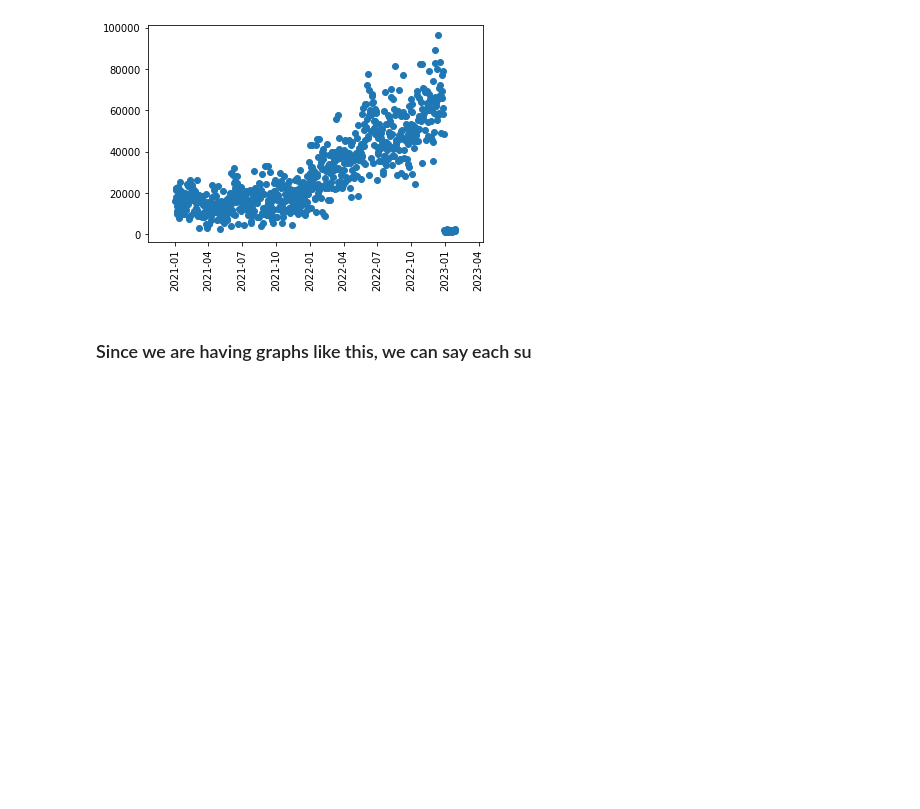
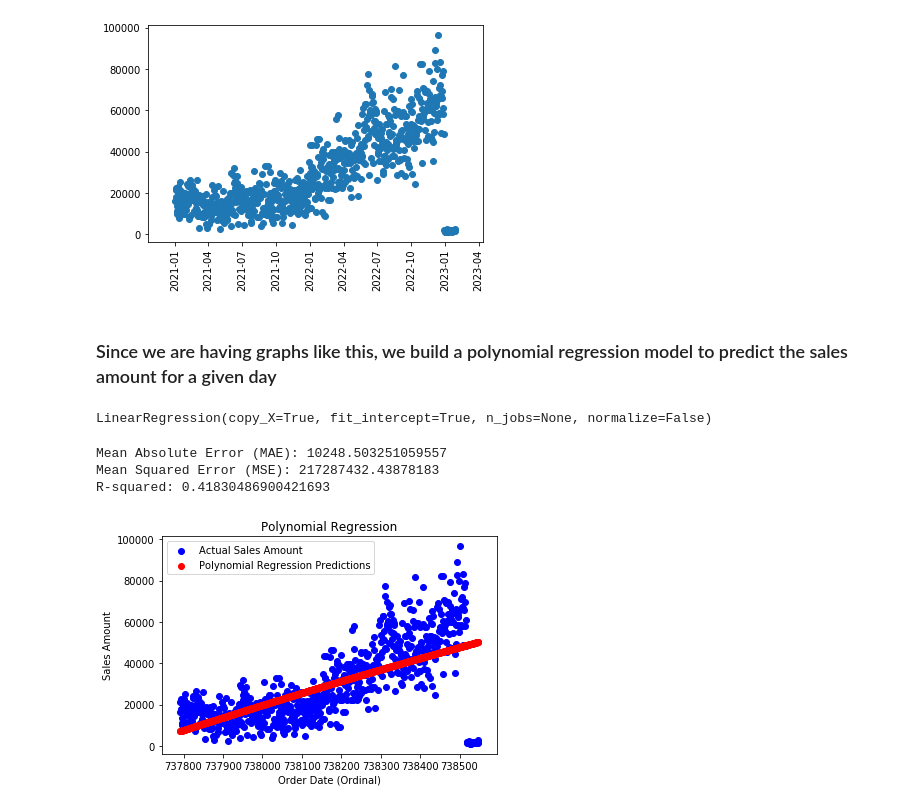
Before and after one commit to Astrasv/Business_Analytics, a Jupyter notebook: EDAs/InternetSales Analysis.ipynb, the cells around one changed output. Cells and saved outputs as stored; diff of their text form; code cells hidden in the pictures; blank space fills up the shorter version.

```diff
--- a/EDAs/InternetSales Analysis.ipynb
+++ b/EDAs/InternetSales Analysis.ipynb
@@ -240,4 +249,11 @@ plt.xticks(rotation=90)
  <a list of 10 Text xticklabel objects>)
 [figure]
 # %% [markdown]
-### Since we are having graphs like this, we can say each su
+### Since we are having graphs like this, we build a polynomial regression model to predict the sales amount for a given day
+# %%
+grouped = fact_internet_sales.groupby('OrderDateKey')['SalesAmount'].sum().reset_index()
+
+grouped['OrderDateKey'] = grouped['OrderDateKey'].map(pd.Timestamp.toordinal)
+
+X = grouped[['OrderDateKey']]
+y = grouped['SalesAmount']
@@ -243,0 +262,38 @@ plt.xticks(rotation=90)
+# %%
+# Create polynomial features
+degree = 8  # You can change the degree as needed
+poly_features = PolynomialFeatures(degree=degree)
+X_poly = poly_features.fit_transform(X)
+
+# Fit the polynomial regression model
+model = LinearRegression()
+model.fit(X_poly, y)
+# %% [output]
+LinearRegression(copy_X=True, fit_intercept=True, n_jobs=None, normalize=False)
+# %%
+y_poly_pred = model.predict(X_poly)
+
+# Evaluate the model
+mae = mean_absolute_error(y, y_poly_pred)
+mse = mean_squared_error(y, y_poly_pred)
+r2 = r2_score(y, y_poly_pred)
+
+# Print the evaluation metrics
+print(f'Mean Absolute Error (MAE): {mae}')
+print(f'Mean Squared Error (MSE): {mse}')
+print(f'R-squared: {r2}')
+# %% [output]
+Mean Absolute Error (MAE): 10248.503251059557
+Mean Squared Error (MSE): 217287432.43878183
+R-squared: 0.41830486900421693
+# %%
+# Plotting the results
+plt.scatter(X, y, color='blue', label='Actual Sales Amount')
+plt.scatter(X, y_poly_pred, color='red', label='Polynomial Regression Predictions')
+plt.title('Polynomial Regression')
+plt.xlabel('Order Date (Ordinal)')
+plt.ylabel('Sales Amount')
+plt.legend()
+plt.show()
+# %% [output]
+[figure, added]
```
Also changed, not shown: parts of 4 cells of this notebook.
